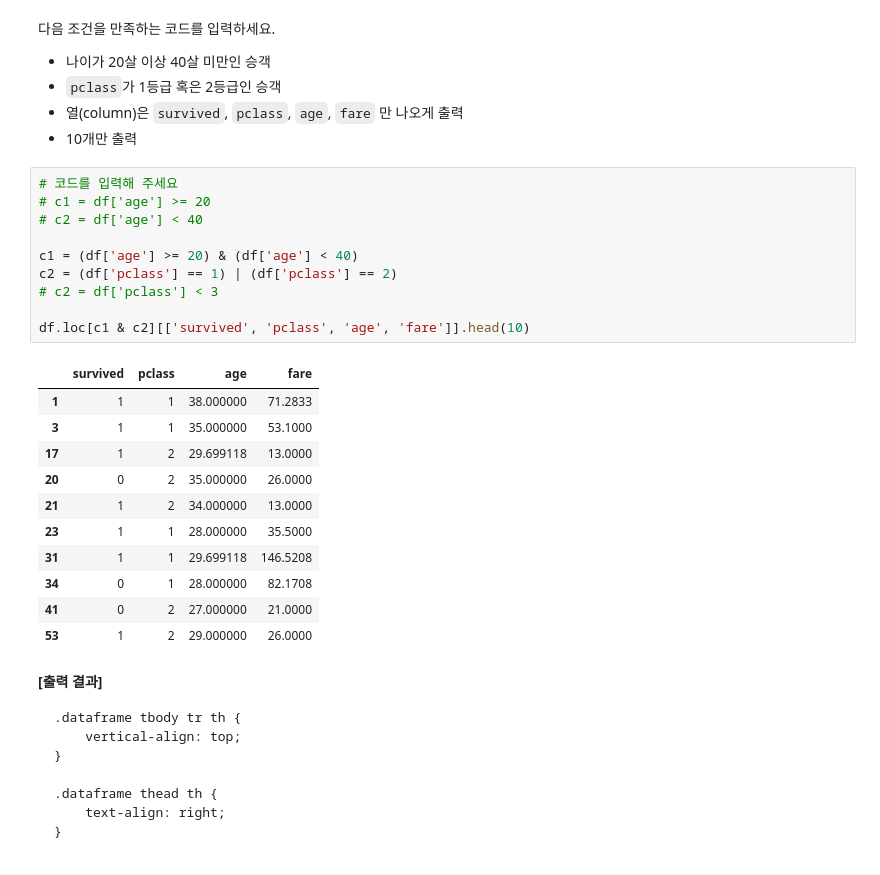
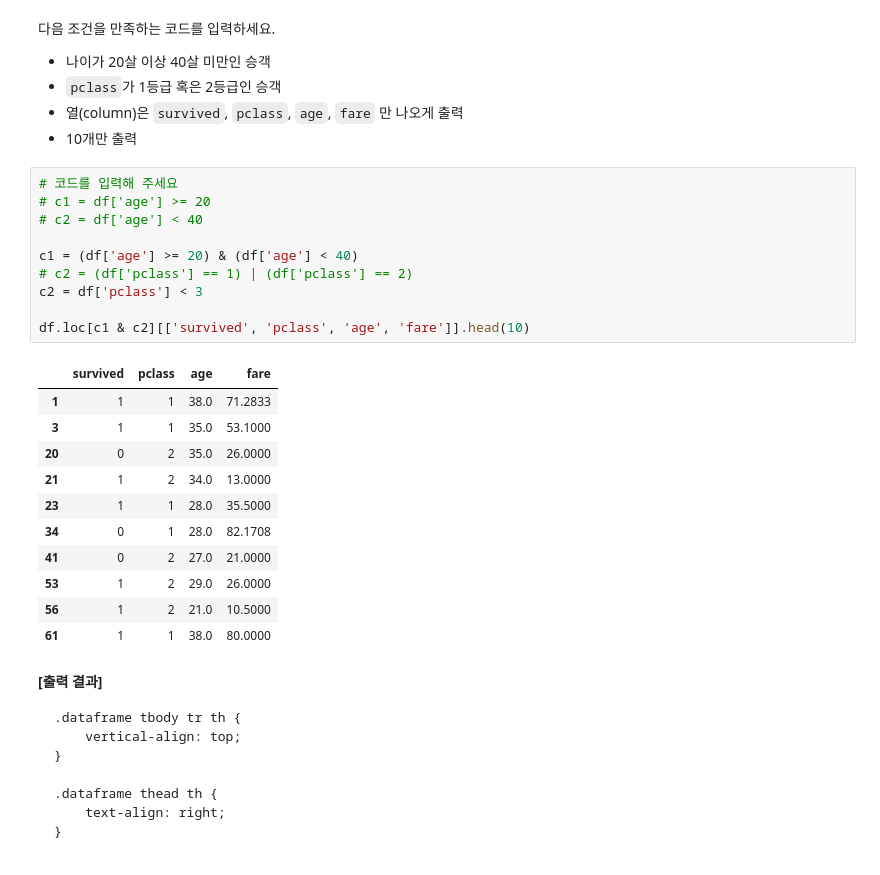
Before and after one commit to hlmj3017/pandas, a Jupyter notebook: tutorial/03-pandas-조회-정렬-조건-필터-(실습).ipynb, the cells around one changed output. Cells and saved outputs as stored; diff of their text form.

```diff
--- a/tutorial/03-pandas-조회-정렬-조건-필터-(실습).ipynb
+++ b/tutorial/03-pandas-조회-정렬-조건-필터-(실습).ipynb
@@ -1237,25 +1237,25 @@ df.sort_values(by=['fare'], ascending=False).head(10)
 # %%
 # 코드를 입력해 주세요
 # c1 = df['age'] >= 20
 # c2 = df['age'] < 40
 
 c1 = (df['age'] >= 20) & (df['age'] < 40)
-c2 = (df['pclass'] == 1) | (df['pclass'] == 2)
-# c2 = df['pclass'] < 3
+# c2 = (df['pclass'] == 1) | (df['pclass'] == 2)
+c2 = df['pclass'] < 3
 
 df.loc[c1 & c2][['survived', 'pclass', 'age', 'fare']].head(10)
 # %% [output]
 |  | survived | pclass | age | fare |
-| 1 | 1 | 1 | 38.000000 | 71.2833 |
-| 3 | 1 | 1 | 35.000000 | 53.1000 |
-| 17 | 1 | 2 | 29.699118 | 13.0000 |
-| 20 | 0 | 2 | 35.000000 | 26.0000 |
-| 21 | 1 | 2 | 34.000000 | 13.0000 |
-| 23 | 1 | 1 | 28.000000 | 35.5000 |
-| 31 | 1 | 1 | 29.699118 | 146.5208 |
-| 34 | 0 | 1 | 28.000000 | 82.1708 |
-| 41 | 0 | 2 | 27.000000 | 21.0000 |
-| 53 | 1 | 2 | 29.000000 | 26.0000 |
+| 1 | 1 | 1 | 38.0 | 71.2833 |
+| 3 | 1 | 1 | 35.0 | 53.1000 |
+| 20 | 0 | 2 | 35.0 | 26.0000 |
+| 21 | 1 | 2 | 34.0 | 13.0000 |
+| 23 | 1 | 1 | 28.0 | 35.5000 |
+| 34 | 0 | 1 | 28.0 | 82.1708 |
+| 41 | 0 | 2 | 27.0 | 21.0000 |
+| 53 | 1 | 2 | 29.0 | 26.0000 |
+| 56 | 1 | 2 | 21.0 | 10.5000 |
+| 61 | 1 | 1 | 38.0 | 80.0000 |
 # %% [markdown]
 <p><strong>[출력 결과]</strong></p><div>
 <style scoped>
```
Also changed, not shown: 1 other file.
